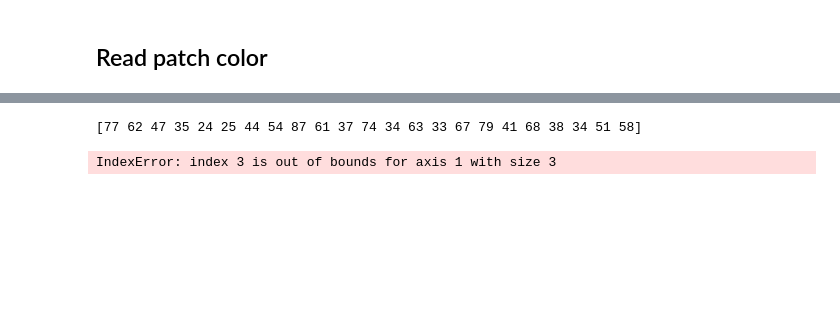
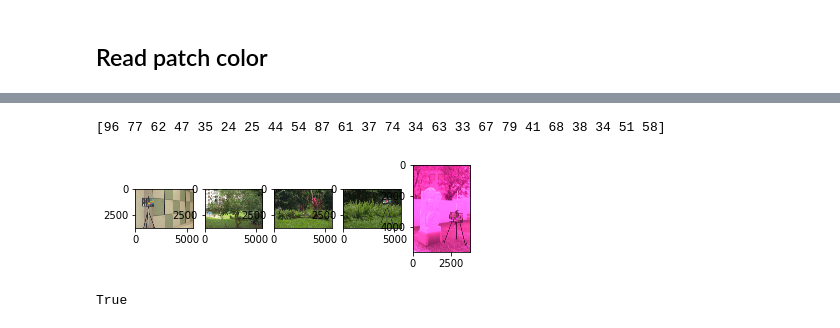
Before and after one commit to BPsoda/polynomial-matching-color-constancy, a Jupyter notebook: main.ipynb, the cells around one changed output, grey strips where cells are left out. Saved outputs shown, nothing was run; the diff lists cells and outputs as text; code cells hidden in the pictures; blank space fills up the shorter version.

```diff
--- a/main.ipynb
+++ b/main.ipynb
@@ -64,13 +64,29 @@ print(patches[0])
  [ 34  46  21]
  [ 51  66  52]
  [ 58  90  57]]
-# %%
-print(patches[0][:,0])
-# %% [output]
-[77 62 47 35 24 25 44 54 87 61 37 74 34 63 33 67 79 41 68 38 34 51 58]
+# %%
+print(patches[0][:,0])
+# %% [output]
+[96 77 62 47 35 24 25 44 54 87 61 37 74 34 63 33 67 79 41 68 38 34 51 58]
 # %%
 stdmatch = []
-for i in patches:
-    stdmatch.append(pm.polyCoeff(i, pm.ColorChecker2005_sRGB))
+stdimages = []
+for i in range(0, len(patches)):
+    stdmatch.append(pm.polyCoeff(patches[i], pm.ColorChecker2005_sRGB))
+    stdmatch[-1].to_npy('data/Canon1DsMkIII_000{}.npy'.format(i))
+    stdimages.append(stdmatch[-1].transform(sRGB_images[i]))
-# %% [output]
-IndexError: index 3 is out of bounds for axis 1 with size 3
+# %%
+fig, ax = plt.subplots(1, 5)
+
+ax[0].imshow(stdimages[0])
+ax[1].imshow(stdimages[1])
+ax[2].imshow(stdimages[2])
+ax[3].imshow(stdimages[3])
+ax[4].imshow(stdimages[4])
+plt.show()
+# %% [output]
+[figure, added]
+# %%
+cv2.imwrite('error_image.png', cv2.cvtColor(stdimages[4], cv2.COLOR_RGB2BGR))
+# %% [output]
+True
```
Also changed, not shown: parts of 6 cells of this notebook.
